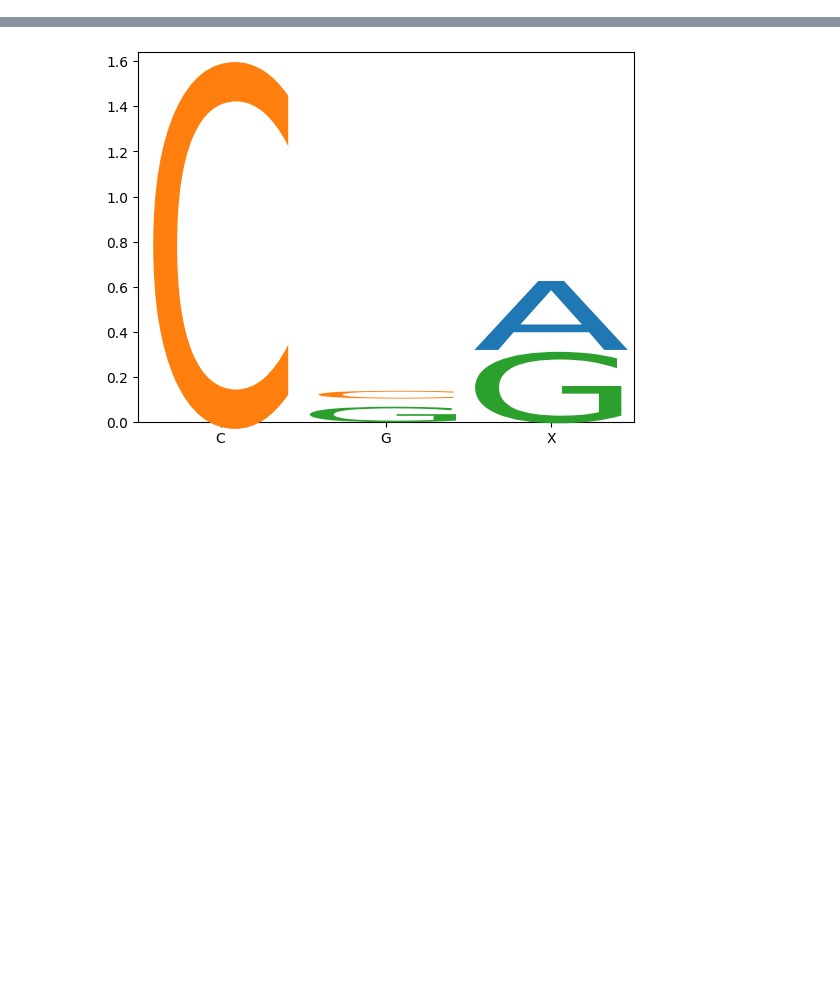
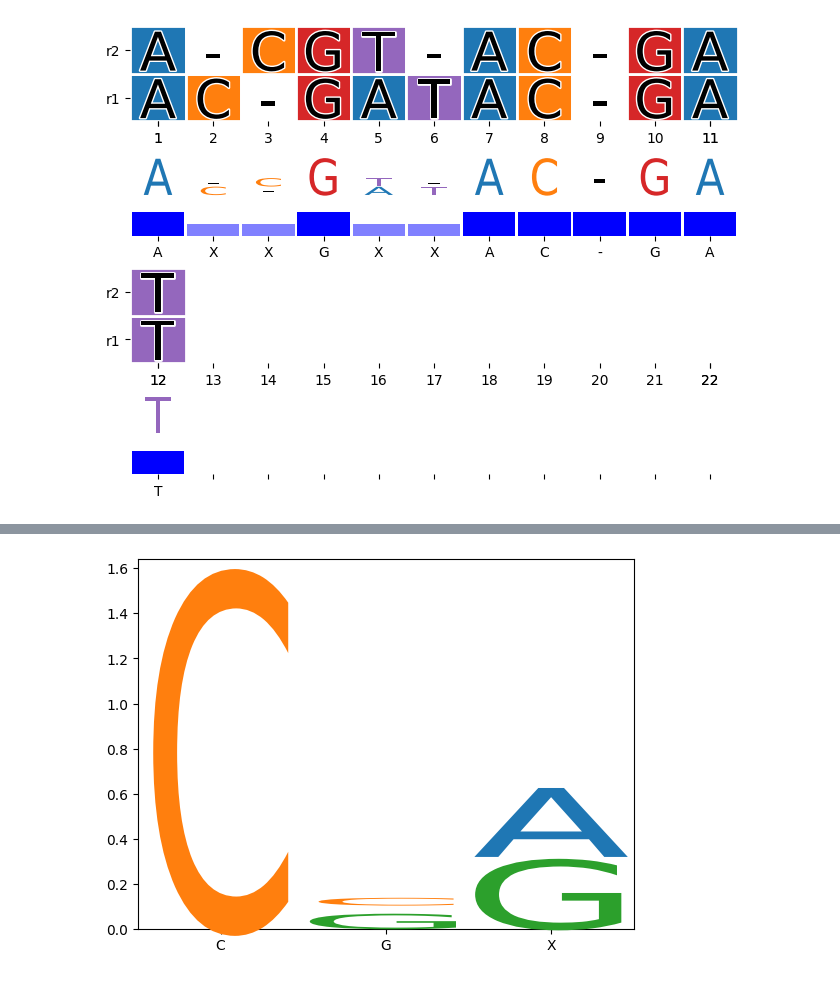
Before and after one commit to mourisl/MSAplot, a Jupyter notebook: vizMSA_dev.ipynb, the cells around one changed output, grey strips where cells are left out. Cells and saved outputs as stored; diff of their text form; code cells hidden in the pictures; blank space fills up the shorter version.

Commit message:
Implement the complex msa drawing, with multiple panels

```diff
--- a/vizMSA_dev.ipynb
+++ b/vizMSA_dev.ipynb
@@ -136,6 +143,11 @@ def GetConsensus(msa, start = None, end = None):
     consensusComposition = []
     for j in range(start, end + 1):
         composition = {}
+        if (j >= len(msa[0])):
+            consensus.append('')
+            consensusComposition.append({"":0})
+            continue
+
         for i,a in enumerate(msa):
             if (a[j] not in composition):
                 composition[a[j]] = 0
@@ -196,13 +217,16 @@ class Scale(RendererBase):
 # %%
 def CalculateEntropy(count):
     s = sum(count)
+    if (s == 0):
+        return 0
     return sum([-c/s * math.log2(c/s) for c in count])
 # %%
-def DrawSeqLogo(msa, color_map, alphabet_size, start = None, end = None, ax=None):
+def DrawSeqLogo(msa, color_map, alphabet_size = None, start = None, end = None, ax=None):
     ax = ax or plt.gca()
     fig = ax.get_figure()
     start, end = GetStartEnd(msa, start, end)
 
+    alphabet_size = len(color_map) - 2 # 2 for "-" and "."
     consensus, consensusComposition = GetConsensus(msa, start, end)
 
     # Definition from https://en.wikipedia.org/wiki/Sequence_logo
@@ -223,11 +247,13 @@ def DrawSeqLogo(msa, color_map, alphabet_size, start = None, end = None, ax=None
     for i,c in enumerate(consensusComposition):
         prevy = 0
         totalCount = sum(list(c.values()))
+        if (totalCount == 0):
+            continue
         for j,item in enumerate(sorted(c.items(), key=lambda x:x[1], reverse=True)):
             k = item[0]
             v = item[1]
             text = ax.text(x=i * lengthUnit, y=prevy, s=k, fontsize=fontsize,
-               va="baseline", ha="center", color = color_map[k],
+               va="baseline", ha="center", color = (color_map[k] if (k not in ['.','-']) else [0,0,0]),
                transform=ax.transData)
 
             height = v / totalCount * r[i]
@@ -236,4 +262,29 @@ def DrawSeqLogo(msa, color_map, alphabet_size, start = None, end = None, ax=None
             #print(i, j, height, scale, tbox)
             prevy = prevy + height
             text.set_path_effects([Scale(1.0, scale)])
+    ax.axis('off')
     SetConsensusAxTicks(consensus, consensusComposition, ax)
+# %%
+# Draw multipanel MSA
+def DrawComplexMSA(msa, panels=[], seq_names = None, panel_height_ratios=None, panel_params=[],
+                   color_map=None, start=None, end=None, wrap=None, figsize=None):
+    color_map = color_map or GetColorMap(msa)
+    start,end = GetStartEnd(msa, start,end)
+    wrap = wrap or (end - start + 1)
+    chunks = math.ceil((end - start + 1) / wrap)
+
+    height_ratios = None
+    if (panel_height_ratios is not None):
+        height_ratios = panel_height_ratios * chunks
+    fig,axes = plt.subplots(len(panels) * chunks, 1, constrained_layout=True,
+                            figsize=figsize, height_ratios = height_ratios)
+
+    axidx = 0
+    for i in range(start, end + 1, wrap):
+        for j,func in enumerate(panels):
+            extraParam = {}
+            if func is DrawMSA:
+                extraParam['seq_names'] = seq_names
+            func(msa, color_map = color_map, start=i, end=i+wrap-1,ax=axes[axidx], **extraParam)
+            axidx += 1
+    return axes
@@ -240,3 +294,11 @@ def DrawSeqLogo(msa, color_map, alphabet_size, start = None, end = None, ax=None
+# %%
+DrawComplexMSA(msa=["AC-GATAC-GAT", "A-CGT-AC-GAT"], wrap=11, seq_names = ['r1', 'r2'],
+               panels=[DrawMSA, DrawSeqLogo, DrawConsensusHisto],
+               panel_height_ratios=[1, 0.4, 0.25])
+#plt.tight_layout()
+plt.show()
+# %% [output]
+[figure, added]
 # %%
 #ax = plt.gca()
 #ax.set(xlim=[-20,20], ylim=[-20, 20])
```
Also changed, not shown: parts of 7 cells of this notebook.
